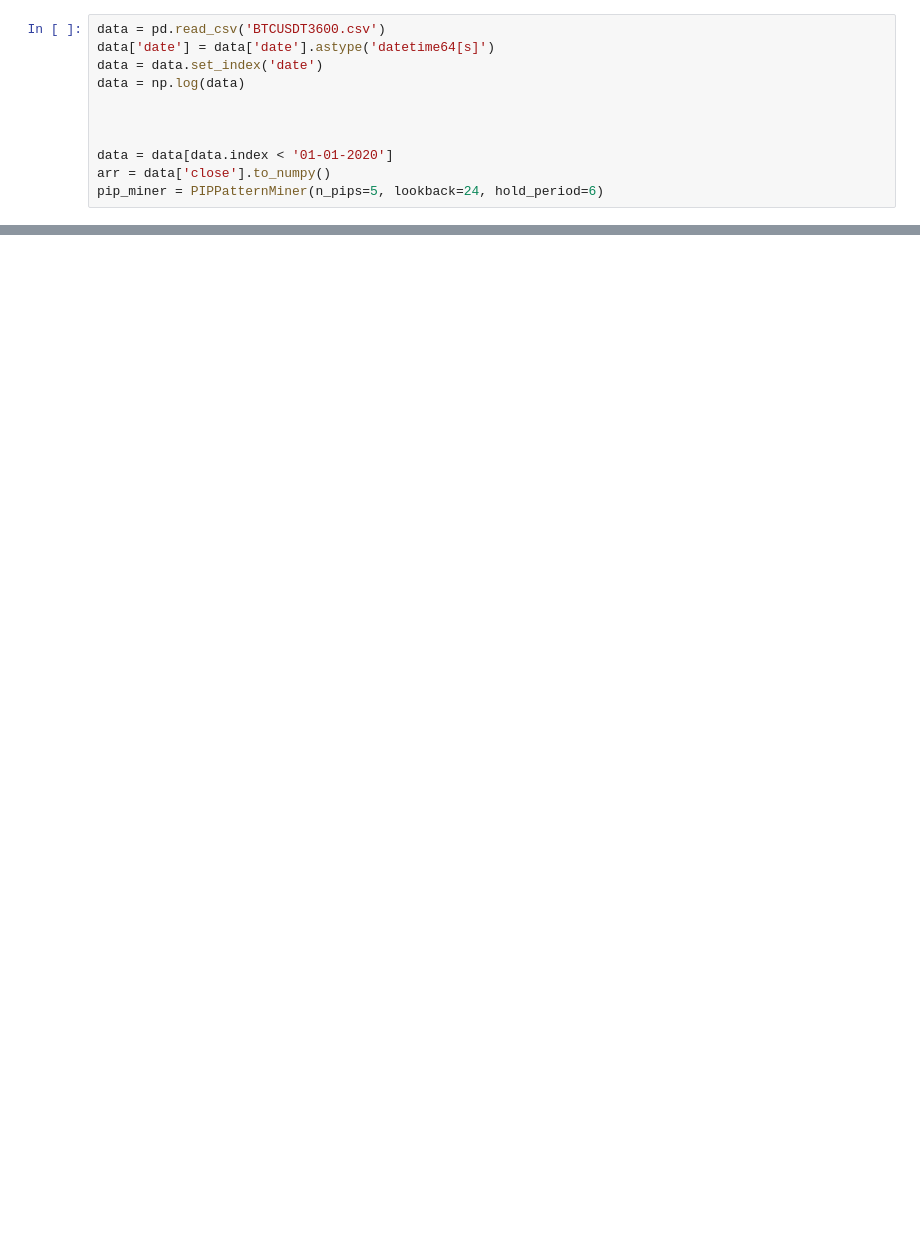
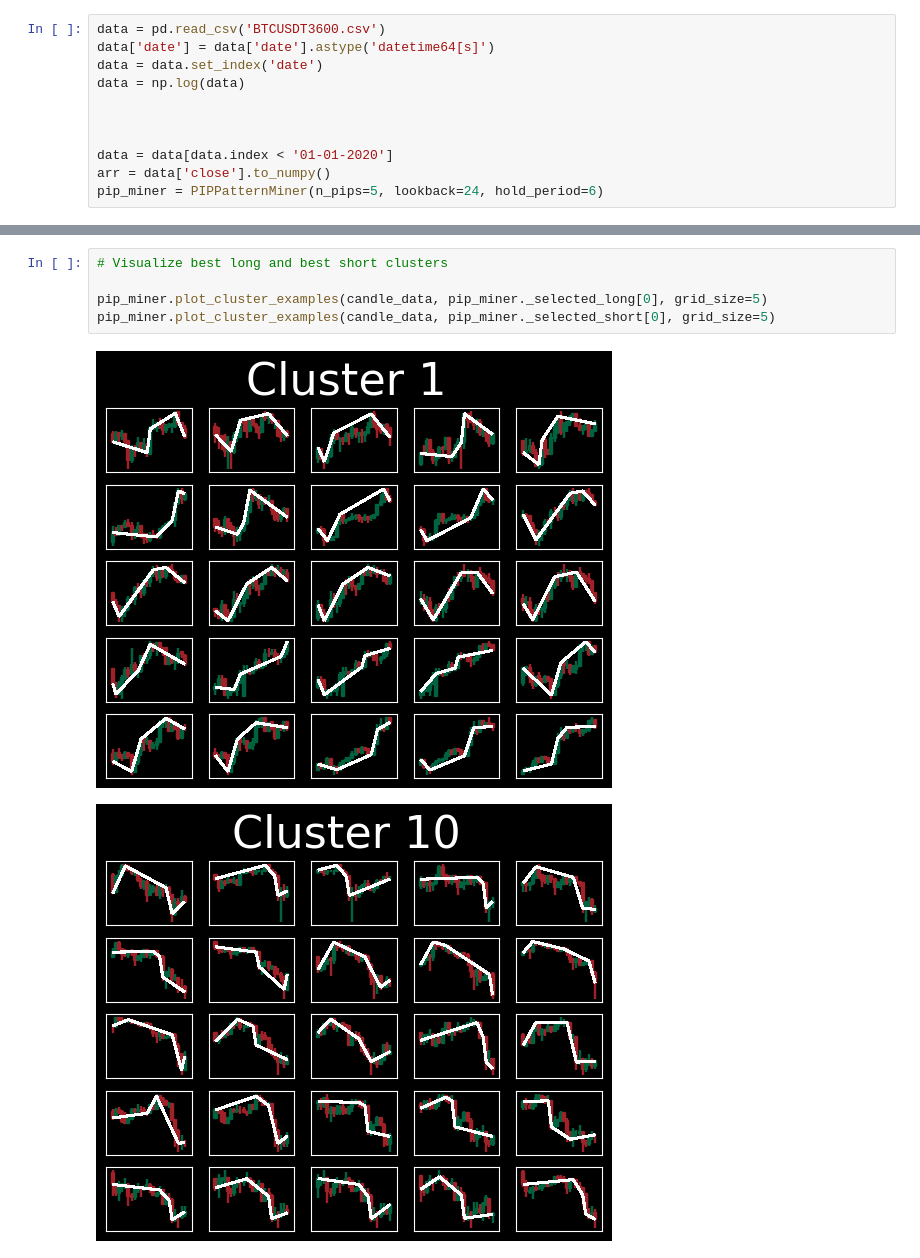
Before and after one commit to Twapa/vefinance, a Jupyter notebook: ntrader/TechnicalAnalysisAutomation-main/patterngold.ipynb, the cells around one changed output, grey strips where cells are left out. Cells and saved outputs as stored; diff of their text form; blank space fills up the shorter version.

```diff
--- a/ntrader/TechnicalAnalysisAutomation-main/patterngold.ipynb
+++ b/ntrader/TechnicalAnalysisAutomation-main/patterngold.ipynb
@@ -348,0 +274,8 @@ ax.axvline(actual_martin, color='red')
+# %%
+# Visualize best long and best short clusters
+
+pip_miner.plot_cluster_examples(candle_data, pip_miner._selected_long[0], grid_size=5)
+pip_miner.plot_cluster_examples(candle_data, pip_miner._selected_short[0], grid_size=5)
+# %% [output]
+[figure, added]
+[figure, added]
```
Also changed, not shown: parts of 9 cells of this notebook.
